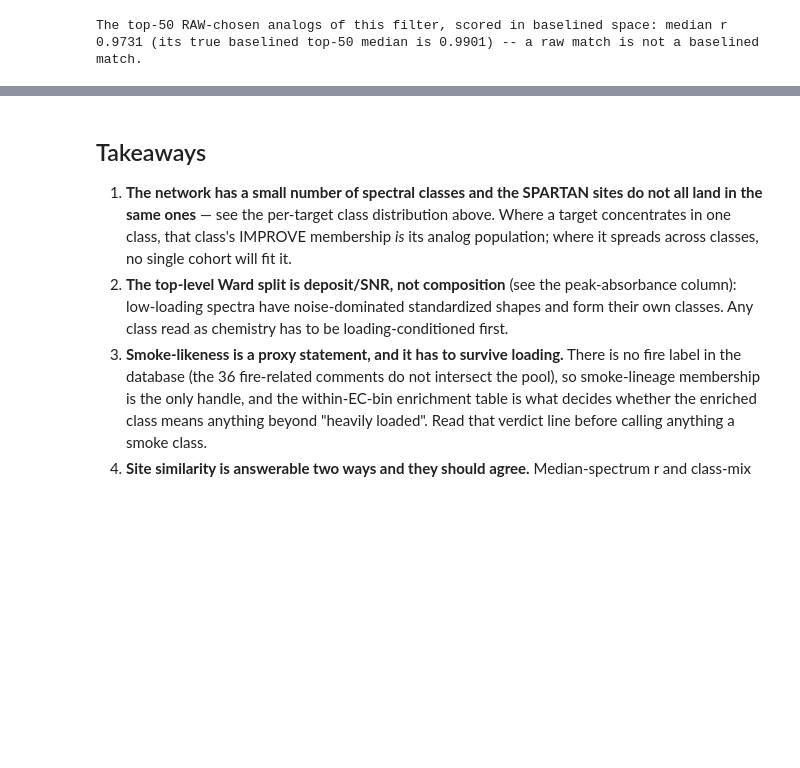
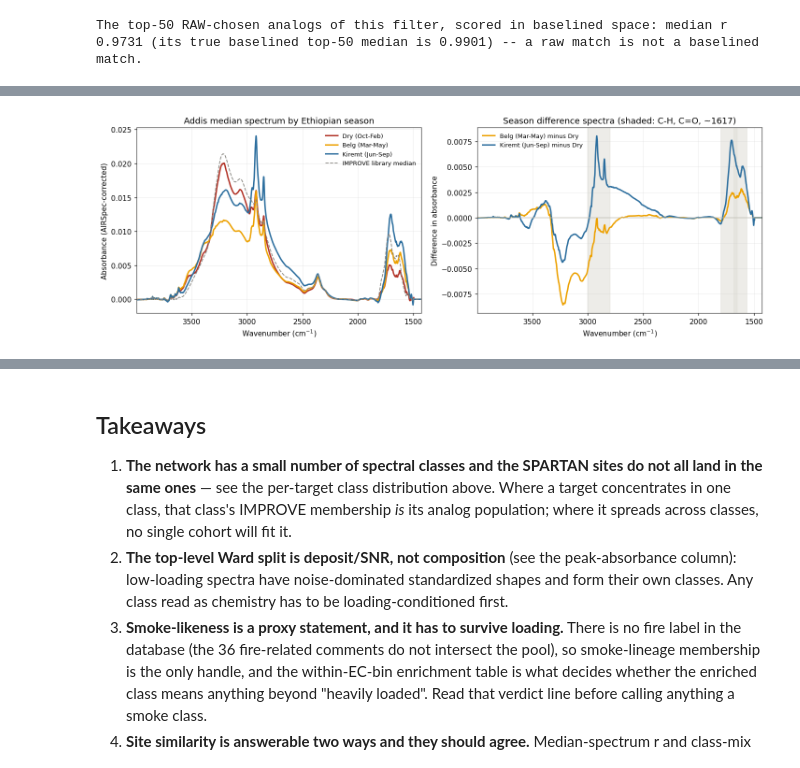
Before and after one commit to ahzs645/aethmodular, a Jupyter notebook: research/ftir_ec_phase3/ftir_52_network_spectral_map.ipynb, the cells around one changed output, grey strips where cells are left out. Drawn from its saved outputs; the diff is of its cells as text; code cells hidden in the pictures; blank space fills up the shorter version.

```diff
--- a/research/ftir_ec_phase3/ftir_52_network_spectral_map.ipynb
+++ b/research/ftir_ec_phase3/ftir_52_network_spectral_map.ipynb
@@ -97,7 +97,8 @@ lib['smoke_lineage'] = lib['AnalysisId'].isin(smoke['AnalysisId'].astype(int))
 ocec800 = pd.read_csv('output/tables/ftir11/lowest_ocec_800_cohort.csv')
 lib['ocec800'] = lib['AnalysisId'].isin(ocec800['AnalysisId'].astype(int))
 
-etad_eval, _, _ = load_addis_evaluation()
+from config import season_for_month                                    # noqa: E402
+etad_eval, _, _ = load_addis_evaluation(season_for_month)
 etad_npz = np.load('output/corrected/etad_corrected_df6.npz', allow_pickle=True)
 # The cache holds SCAN rows: 19 of the 239 evaluation filters were scanned more than once
 # (259 scan rows). load_addis_evaluation averages replicate scans per physical filter, so
@@ -851,0 +923,27 @@ The top-50 RAW-chosen analogs of this filter, scored in baselined space: median
+# %%
+fig, axes = plt.subplots(1, 2, figsize=(13.2, 4.6))
+for name in SEASONS:
+    axes[0].plot(WN, season_median[name], lw=2, color=S_COLOUR[name], label=f'{name}')
+axes[0].plot(WN, np.median(LIB, axis=0), lw=1.2, color='#898781', ls='--',
+             label='IMPROVE library median')
+axes[0].set(xlim=(WN.max(), WN.min()), xlabel='Wavenumber (cm$^{-1}$)',
+            ylabel='Absorbance (AIRSpec-corrected)',
+            title='Addis median spectrum by Ethiopian season')
+axes[0].legend(frameon=False, fontsize=8.5)
+
+dry = season_median['Dry (Oct-Feb)']
+for name in SEASONS:
+    if name == 'Dry (Oct-Feb)':
+        continue
+    axes[1].plot(WN, season_median[name] - dry, lw=2, color=S_COLOUR[name],
+                 label=f'{name} minus Dry')
+axes[1].axhline(0, color='#c3c2b7', lw=1)
+for lo, hi, nm in [(2800, 3000, 'C-H'), (1650, 1800, 'C=O'), (1560, 1680, '~1617')]:
+    axes[1].axvspan(lo, hi, color='#e1e0d9', alpha=0.6, zorder=0)
+axes[1].set(xlim=(WN.max(), WN.min()), xlabel='Wavenumber (cm$^{-1}$)',
+            ylabel='Difference in absorbance',
+            title='Season difference spectra (shaded: C-H, C=O, ~1617)')
+axes[1].legend(frameon=False, fontsize=8.5)
+fig.tight_layout(); fig.savefig(PLOTS / 'season_medians.png', dpi=150); plt.show()
+# %% [output]
+[figure, added]
```
Also changed, not shown: parts of 6 cells of this notebook, 2 other files.
